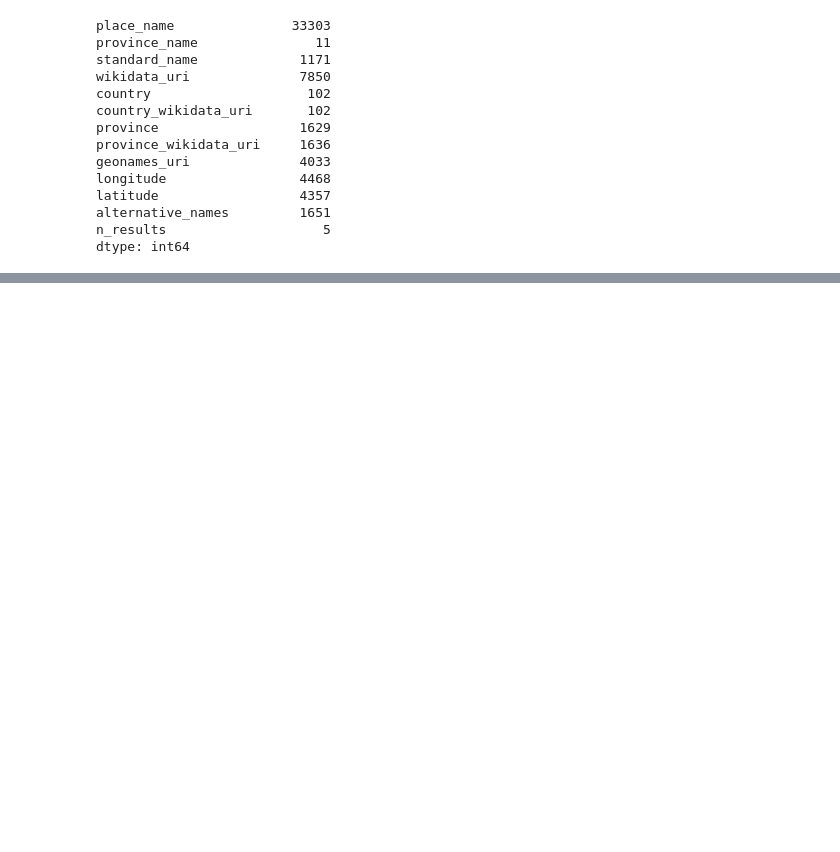
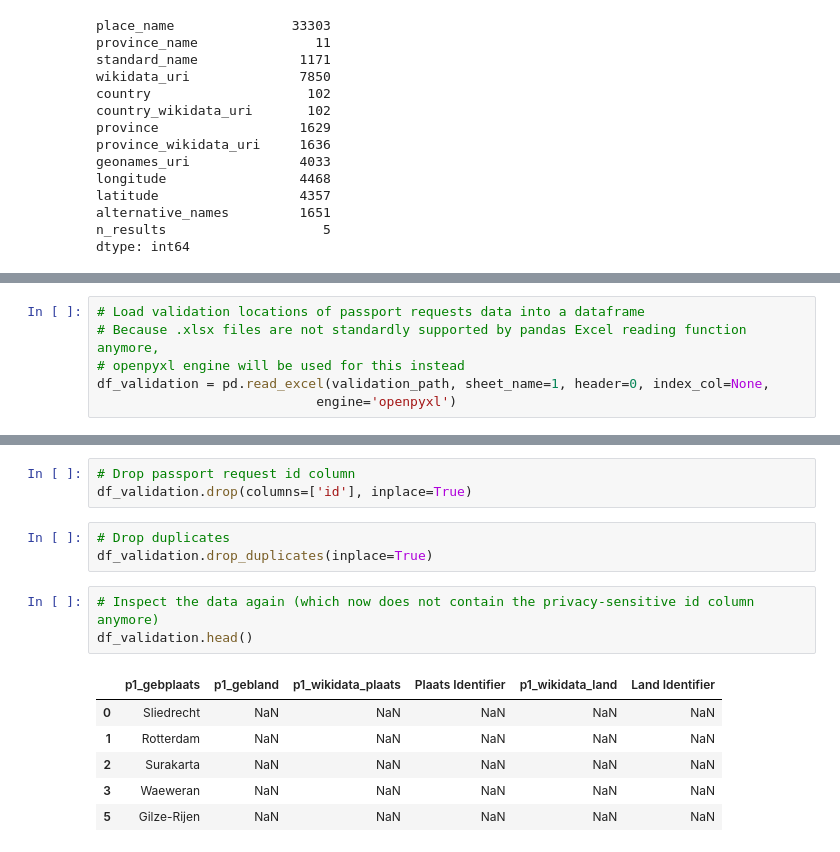
Before and after one commit to SanderEngelberts/place-enriched-ER, a Jupyter notebook: Location_matching_with_ErfGeo_Proxy.ipynb, the cells around one changed output, grey strips where cells are left out. Saved outputs shown, nothing was run; the diff lists cells and outputs as text; blank space fills up the shorter version.

```diff
--- a/Location_matching_with_ErfGeo_Proxy.ipynb
+++ b/Location_matching_with_ErfGeo_Proxy.ipynb
@@ -553,0 +572,6 @@ dtype: int64
+# %%
+# Load validation locations of passport requests data into a dataframe
+# Because .xlsx files are not standardly supported by pandas Excel reading function anymore,
+# openpyxl engine will be used for this instead
+df_validation = pd.read_excel(validation_path, sheet_name=1, header=0, index_col=None,
+                            engine='openpyxl')
@@ -553,0 +593,16 @@ dtype: int64
+# %%
+# Drop passport request id column
+df_validation.drop(columns=['﻿id'], inplace=True)
+# %%
+# Drop duplicates
+df_validation.drop_duplicates(inplace=True)
+# %%
+# Inspect the data again (which now does not contain the privacy-sensitive id column anymore)
+df_validation.head()
+# %% [output]
+|  | p1_gebplaats | p1_gebland | p1_wikidata_plaats | Plaats Identifier | p1_wikidata_land | Land Identifier |
+| 0 | Sliedrecht | NaN | NaN | NaN | NaN | NaN |
+| 1 | Rotterdam | NaN | NaN | NaN | NaN | NaN |
+| 2 | Surakarta | NaN | NaN | NaN | NaN | NaN |
+| 3 | Waeweran | NaN | NaN | NaN | NaN | NaN |
+| 5 | Gilze-Rijen | NaN | NaN | NaN | NaN | NaN |
```
Also changed, not shown: parts of 18 cells of this notebook.
